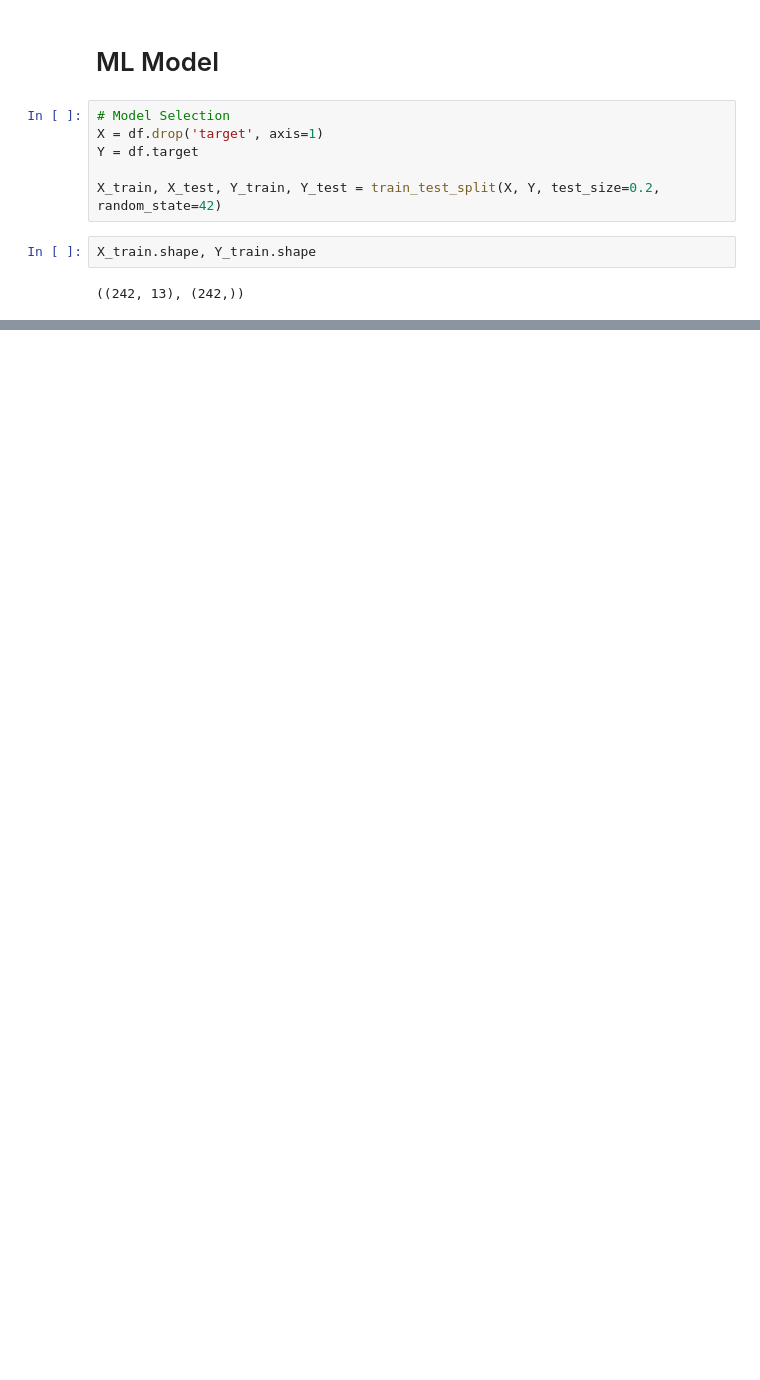
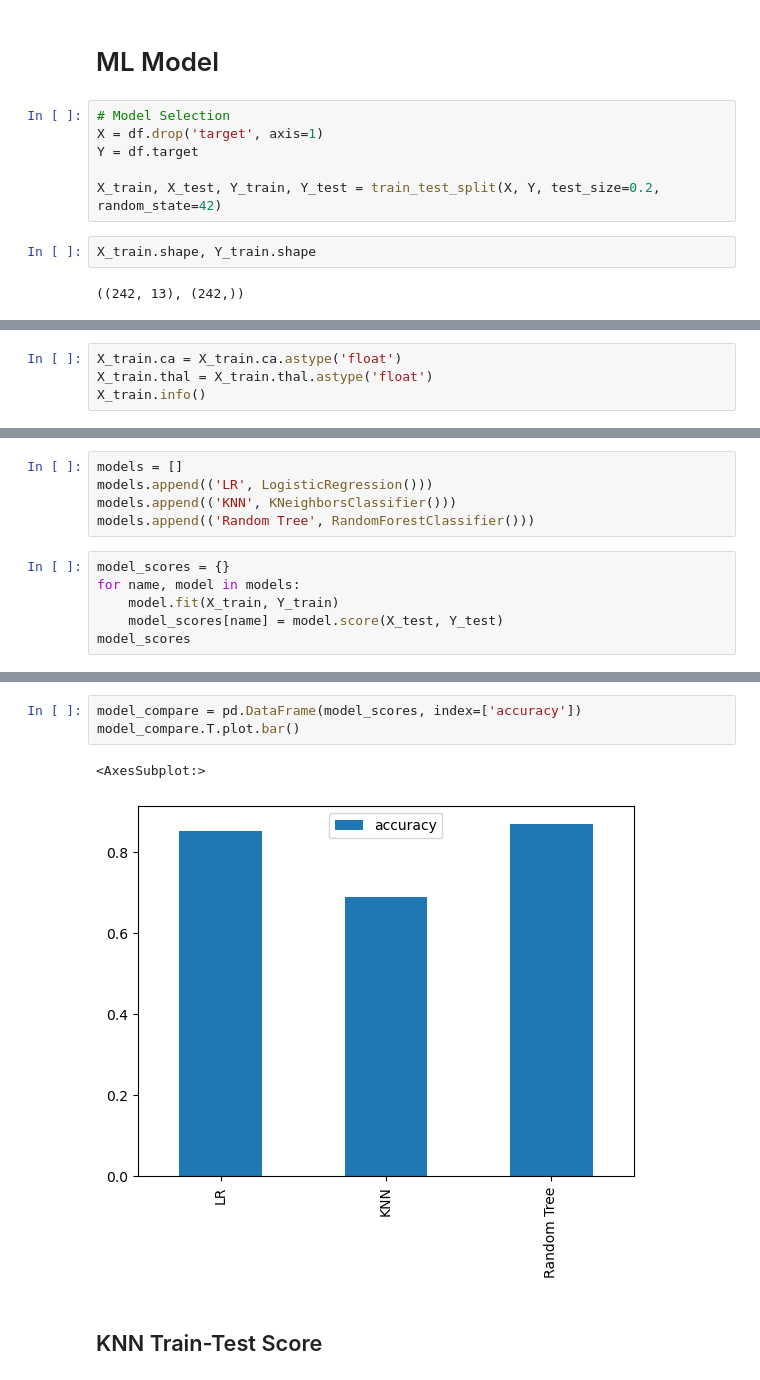
Before and after one commit to Jeyramana/mini_Projects, a Jupyter notebook: Heart_Disease_Predict/HeartDiseasePrediction.ipynb, the cells around one changed output, grey strips where cells are left out. Cells and saved outputs as stored; diff of their text form; blank space fills up the shorter version.

```diff
--- a/Heart_Disease_Predict/HeartDiseasePrediction.ipynb
+++ b/Heart_Disease_Predict/HeartDiseasePrediction.ipynb
@@ -190,0 +249,4 @@ X_train.shape, Y_train.shape
+# %%
+X_train.ca = X_train.ca.astype('float')
+X_train.thal = X_train.thal.astype('float')
+X_train.info()
@@ -190,0 +276,11 @@ X_train.shape, Y_train.shape
+# %%
+models = []
+models.append(('LR', LogisticRegression()))
+models.append(('KNN', KNeighborsClassifier()))
+models.append(('Random Tree', RandomForestClassifier()))
+# %%
+model_scores = {}
+for name, model in models:
+    model.fit(X_train, Y_train)
+    model_scores[name] = model.score(X_test, Y_test)
+model_scores
@@ -190,0 +298,8 @@ X_train.shape, Y_train.shape
+# %%
+model_compare = pd.DataFrame(model_scores, index=['accuracy'])
+model_compare.T.plot.bar()
+# %% [output]
+<AxesSubplot:>
+[figure, added]
+# %% [markdown]
+## KNN Train-Test Score
```
Also changed, not shown: parts of 42 cells of this notebook.
